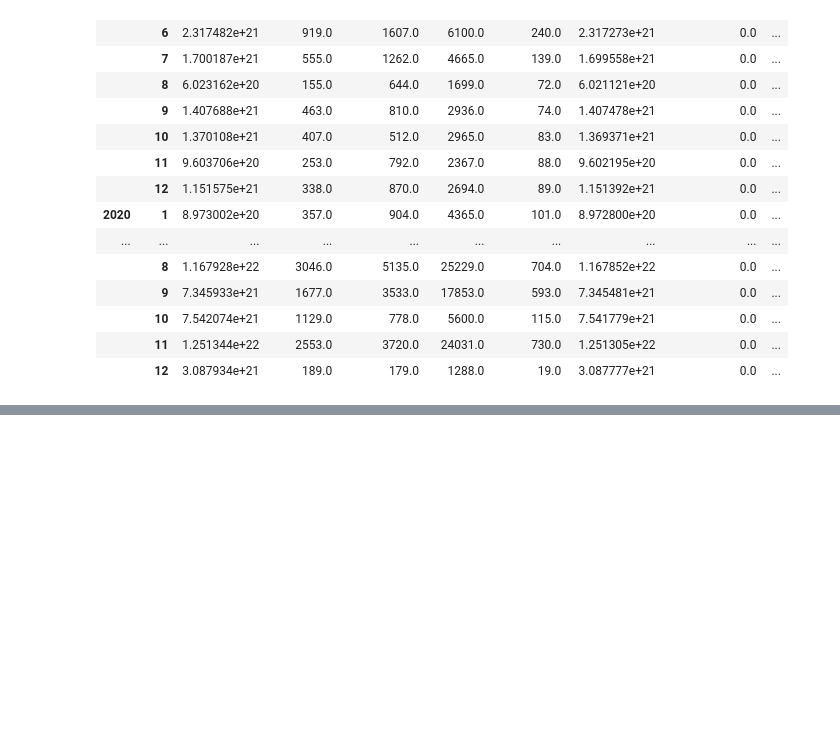
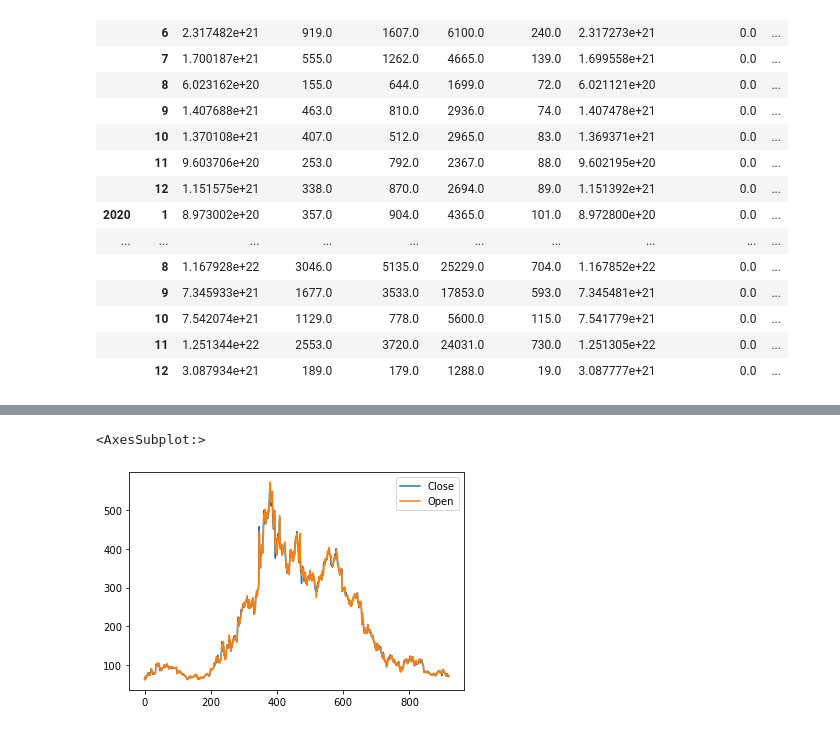
Before and after one commit to kwcode2016/snscrape-explore, a Jupyter notebook: eda-zm.ipynb, the cells around one changed output, grey strips where cells are left out. Drawn from its saved outputs; the diff is of its cells as text; code cells hidden in the pictures; blank space fills up the shorter version.

```diff
--- a/eda-zm.ipynb
+++ b/eda-zm.ipynb
@@ -133,0 +140,8 @@ zoom_stock_prices_df.plot()
+# %%
+
+zoom_stock_prices_df[['Date', 'Close', 'Open']].plot()
+# zoom price charts .
+# zoom_stock_prices_df.plot()
+# %% [output]
+<AxesSubplot:>
+[figure, added]
```
Also changed, not shown: parts of 5 cells of this notebook.
